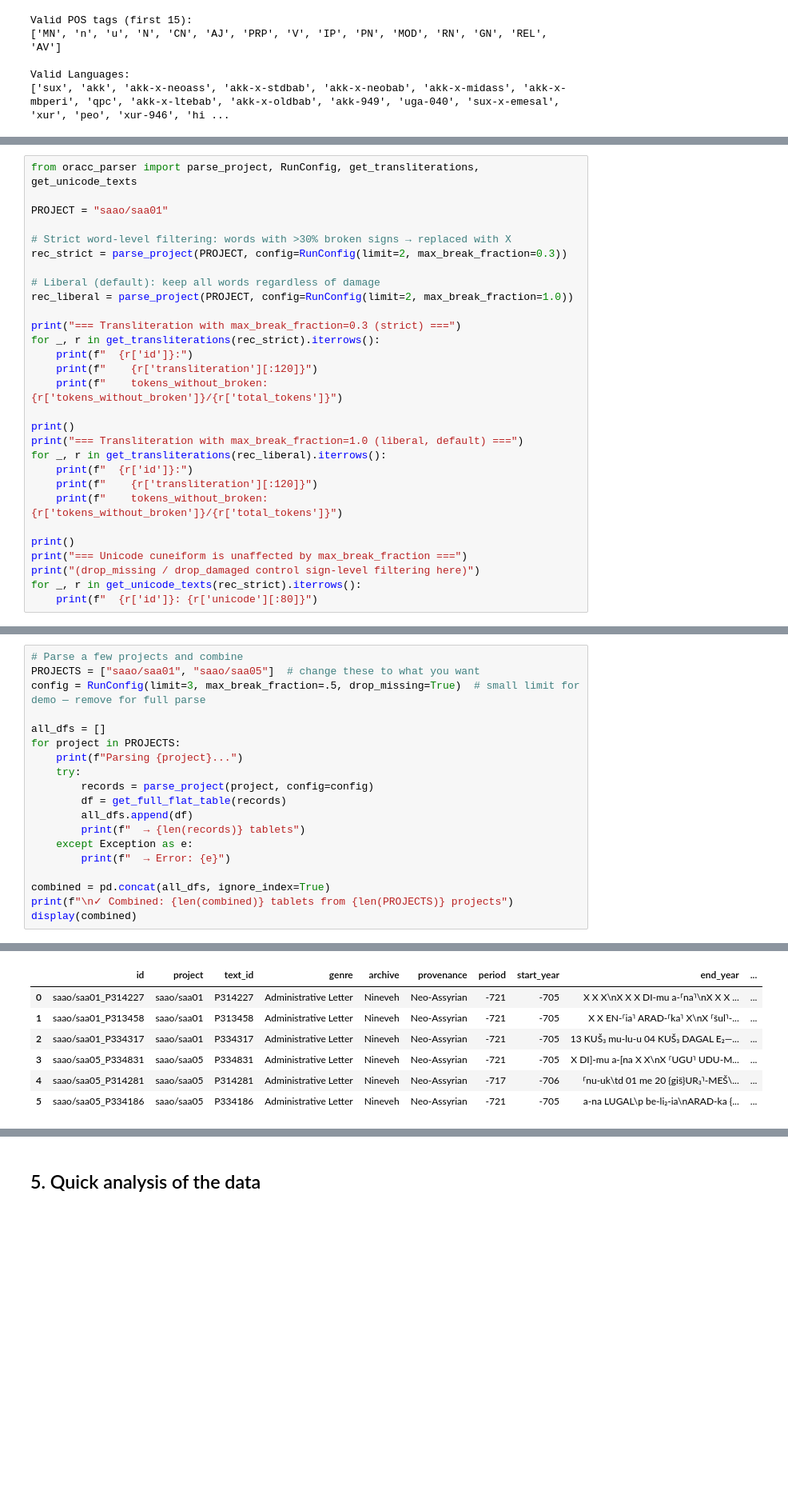
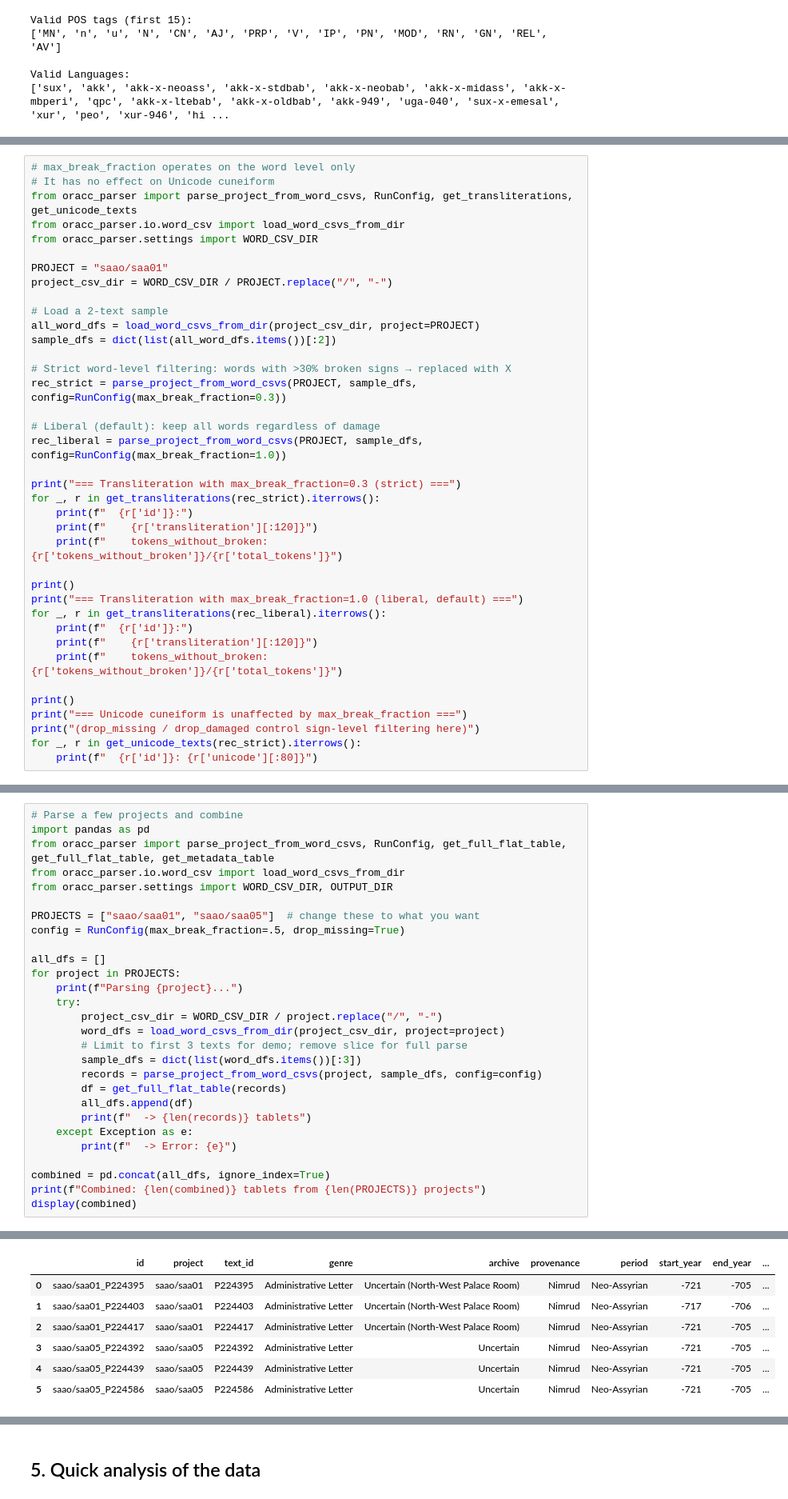
Before and after one commit to shaharspencer/oracc-parser, a Jupyter notebook: notebooks/03_configure_and_export.ipynb, the cells around one changed output, grey strips where cells are left out. Shown at 80% size. Cells and saved outputs as stored; diff of their text form; blank space fills up the shorter version.

Commit message:
adding word-level csvs, updating notebooks

```diff
--- a/notebooks/03_configure_and_export.ipynb
+++ b/notebooks/03_configure_and_export.ipynb
@@ -83,13 +89,22 @@ Valid Languages:
 # %%
-from oracc_parser import parse_project, RunConfig, get_transliterations, get_unicode_texts
+# max_break_fraction operates on the word level only
+# It has no effect on Unicode cuneiform
+from oracc_parser import parse_project_from_word_csvs, RunConfig, get_transliterations, get_unicode_texts
+from oracc_parser.io.word_csv import load_word_csvs_from_dir
+from oracc_parser.settings import WORD_CSV_DIR
 
 PROJECT = "saao/saa01"
+project_csv_dir = WORD_CSV_DIR / PROJECT.replace("/", "-")
+
+# Load a 2-text sample
+all_word_dfs = load_word_csvs_from_dir(project_csv_dir, project=PROJECT)
+sample_dfs = dict(list(all_word_dfs.items())[:2])
 
 # Strict word-level filtering: words with >30% broken signs → replaced with X
-rec_strict = parse_project(PROJECT, config=RunConfig(limit=2, max_break_fraction=0.3))
+rec_strict = parse_project_from_word_csvs(PROJECT, sample_dfs, config=RunConfig(max_break_fraction=0.3))
 
 # Liberal (default): keep all words regardless of damage
-rec_liberal = parse_project(PROJECT, config=RunConfig(limit=2, max_break_fraction=1.0))
+rec_liberal = parse_project_from_word_csvs(PROJECT, sample_dfs, config=RunConfig(max_break_fraction=1.0))
 
 print("=== Transliteration with max_break_fraction=0.3 (strict) ===")
 for _, r in get_transliterations(rec_strict).iterrows():
@@ -163,20 +191,29 @@ First 10: ['adsd', 'adsd-adart1', 'adsd-adart2', 'adsd-adart3', 'adsd-adart5', '
 # %%
 # Parse a few projects and combine
+import pandas as pd
+from oracc_parser import parse_project_from_word_csvs, RunConfig, get_full_flat_table, get_full_flat_table, get_metadata_table
+from oracc_parser.io.word_csv import load_word_csvs_from_dir
+from oracc_parser.settings import WORD_CSV_DIR, OUTPUT_DIR
+
 PROJECTS = ["saao/saa01", "saao/saa05"]  # change these to what you want
-config = RunConfig(limit=3, max_break_fraction=.5, drop_missing=True)  # small limit for demo — remove for full parse
+config = RunConfig(max_break_fraction=.5, drop_missing=True)
 
 all_dfs = []
 for project in PROJECTS:
     print(f"Parsing {project}...")
     try:
-        records = parse_project(project, config=config)
+        project_csv_dir = WORD_CSV_DIR / project.replace("/", "-")
+        word_dfs = load_word_csvs_from_dir(project_csv_dir, project=project)
+        # Limit to first 3 texts for demo; remove slice for full parse
+        sample_dfs = dict(list(word_dfs.items())[:3])
+        records = parse_project_from_word_csvs(project, sample_dfs, config=config)
         df = get_full_flat_table(records)
         all_dfs.append(df)
-        print(f"  → {len(records)} tablets")
+        print(f"  -> {len(records)} tablets")
     except Exception as e:
-        print(f"  → Error: {e}")
+        print(f"  -> Error: {e}")
 
 combined = pd.concat(all_dfs, ignore_index=True)
-print(f"\n✓ Combined: {len(combined)} tablets from {len(PROJECTS)} projects")
+print(f"Combined: {len(combined)} tablets from {len(PROJECTS)} projects")
 display(combined)
 # %% [output]
@@ -193,10 +229,10 @@ Parsing saao/saa05...
 |  | id | project | text_id | genre | archive | provenance | period | start_year | end_year | ... |
-| 0 | saao/saa01_P314227 | saao/saa01 | P314227 | Administrative Letter | Nineveh | Neo-Assyrian | -721 | -705 | X X X\nX X X DI-mu a-⸢na⸣\nX X X ... | ... |
-| 1 | saao/saa01_P313458 | saao/saa01 | P313458 | Administrative Letter | Nineveh | Neo-Assyrian | -721 | -705 | X X EN-⸢ia⸣ ARAD-⸢ka⸣ X\nX ⸢šul⸣-... | ... |
-| 2 | saao/saa01_P334317 | saao/saa01 | P334317 | Administrative Letter | Nineveh | Neo-Assyrian | -721 | -705 | 13 KUŠ₃ mu-lu-u 04 KUŠ₃ DAGAL E₂—... | ... |
-| 3 | saao/saa05_P334831 | saao/saa05 | P334831 | Administrative Letter | Nineveh | Neo-Assyrian | -721 | -705 | X DI]-mu a-[na X X\nX ⸢UGU⸣ UDU-M... | ... |
-| 4 | saao/saa05_P314281 | saao/saa05 | P314281 | Administrative Letter | Nineveh | Neo-Assyrian | -717 | -706 | ⸢nu-uk\td 01 me 20 {giš}UR₃⸣-MEŠ\... | ... |
-| 5 | saao/saa05_P334186 | saao/saa05 | P334186 | Administrative Letter | Nineveh | Neo-Assyrian | -721 | -705 | a-na LUGAL\p be-li₂-ia\nARAD-ka {... | ... |
+| 0 | saao/saa01_P224395 | saao/saa01 | P224395 | Administrative Letter | Uncertain (North-West Palace Room) | Nimrud | Neo-Assyrian | -721 | -705 | ... |
+| 1 | saao/saa01_P224403 | saao/saa01 | P224403 | Administrative Letter | Uncertain (North-West Palace Room) | Nimrud | Neo-Assyrian | -717 | -706 | ... |
+| 2 | saao/saa01_P224417 | saao/saa01 | P224417 | Administrative Letter | Uncertain (North-West Palace Room) | Nimrud | Neo-Assyrian | -721 | -705 | ... |
+| 3 | saao/saa05_P224392 | saao/saa05 | P224392 | Administrative Letter | Uncertain | Nimrud | Neo-Assyrian | -721 | -705 | ... |
+| 4 | saao/saa05_P224439 | saao/saa05 | P224439 | Administrative Letter | Uncertain | Nimrud | Neo-Assyrian | -721 | -705 | ... |
+| 5 | saao/saa05_P224586 | saao/saa05 | P224586 | Administrative Letter | Uncertain | Nimrud | Neo-Assyrian | -721 | -705 | ... |
 # %%
 # Export the combined dataset
 out = OUTPUT_DIR
```
Also changed, not shown: parts of 12 cells of this notebook, 14 other files.
